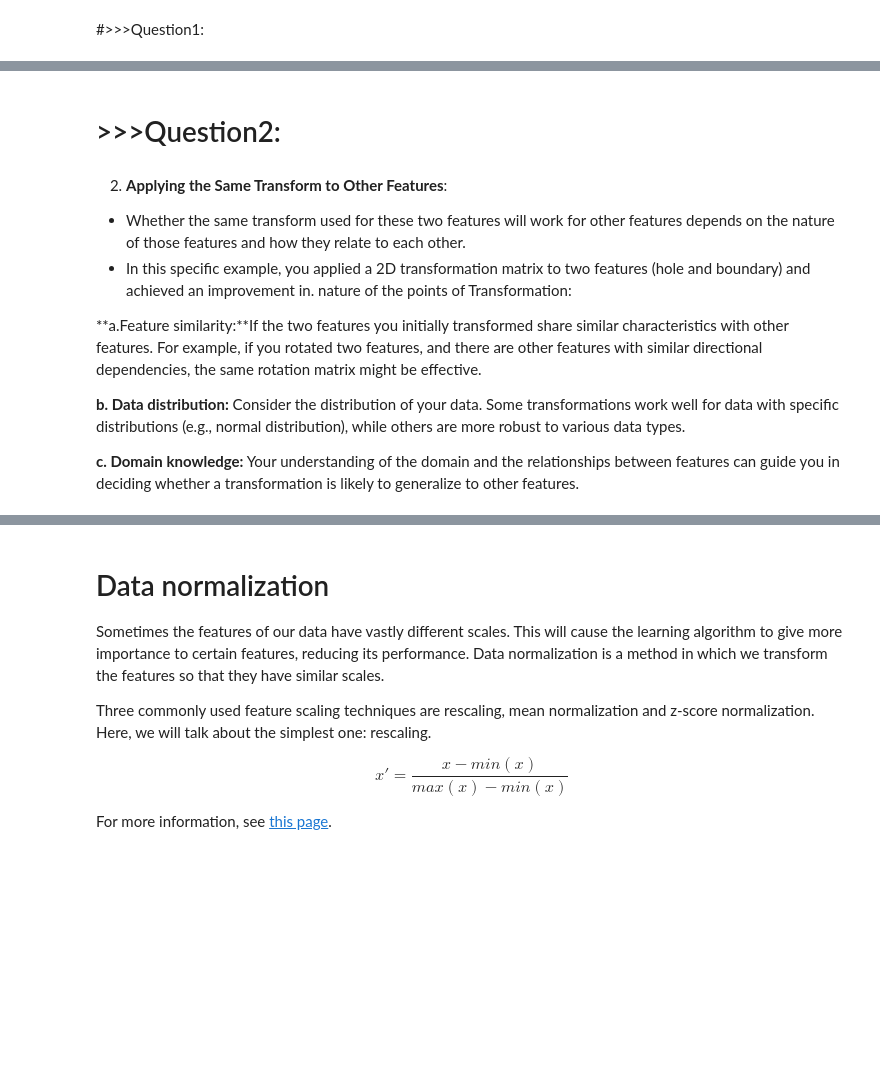
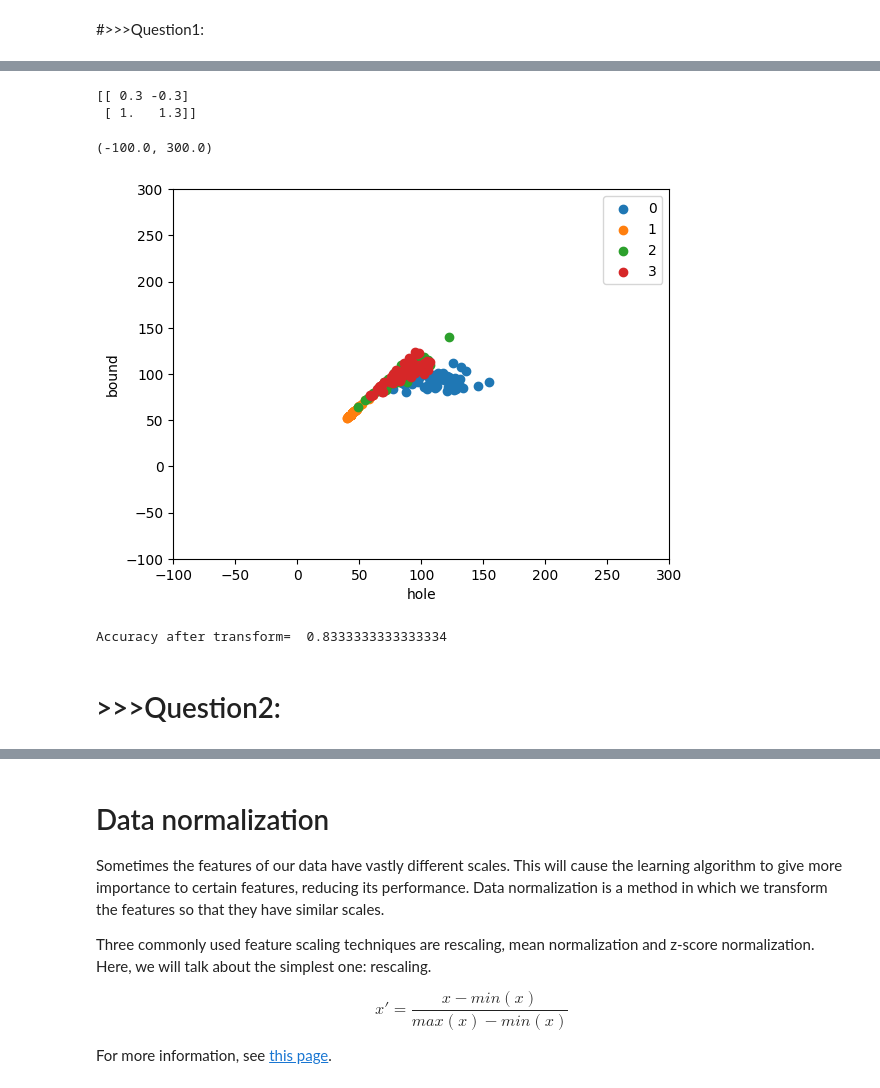
Before and after one commit to Aswinimedisetti28/Fmmllabassiments, a Jupyter notebook: Module_01_Lab_04_LinearAlgebra.ipynb, the cells around one changed output, grey strips where cells are left out. Cells and saved outputs as stored; diff of their text form; code cells hidden in the pictures; blank space fills up the shorter version.

```diff
--- a/Module_01_Lab_04_LinearAlgebra.ipynb
+++ b/Module_01_Lab_04_LinearAlgebra.ipynb
@@ -345,13 +338,24 @@ Accuracy after transform =  0.8095238095238095
+# %%
+transform=np.array([[0.3, -0.3], [1, 1.3]])
+train_feats_t=np.matmul(train_feats, transform)
+test_feats_t=np.matmul(test_feats, transform)
+# %%
+print(transform)
+# %% [output]
+[[ 0.3 -0.3]
+ [ 1.   1.3]]
+# %%
+fig, ax=plotData(train_feats_t, train_y)
+ax.set_xlim(xlim)
+ax.set_ylim(ylim)
+# %% [output]
+(-100.0, 300.0)
+[figure, added]
+# %%
+test_pred=NN(train_feats_t, train_y, test_feats_t)
+acc=Accuracy(test_y, test_pred)
+print('Accuracy after transform= ', acc)
+# %% [output]
+Accuracy after transform=  0.8333333333333334
 # %% [markdown]
 # >>>Question2:
-# %% [markdown]
-2. **Applying the Same Transform to Other Features**:
-- Whether the same transform used for these two features will work for other features depends on the nature of those features and how they relate to each other.
-- In this specific example, you applied a 2D transformation matrix to two features (hole and boundary) and achieved an improvement in.
-nature of the points of Transformation:
-
-**a.Feature similarity:**If the two features you initially transformed share similar characteristics with other features. For example, if you rotated two features, and there are other features with similar directional dependencies, the same rotation matrix might be effective.
-
-**b. Data distribution:** Consider the distribution of your data. Some transformations work well for data with specific distributions (e.g., normal distribution), while others are more robust to various data types.
-
-**c. Domain knowledge:** Your understanding of the domain and the relationships between features can guide you in deciding whether a transformation is likely to generalize to other features.
```
Also changed, not shown: parts of 4 cells of this notebook.
